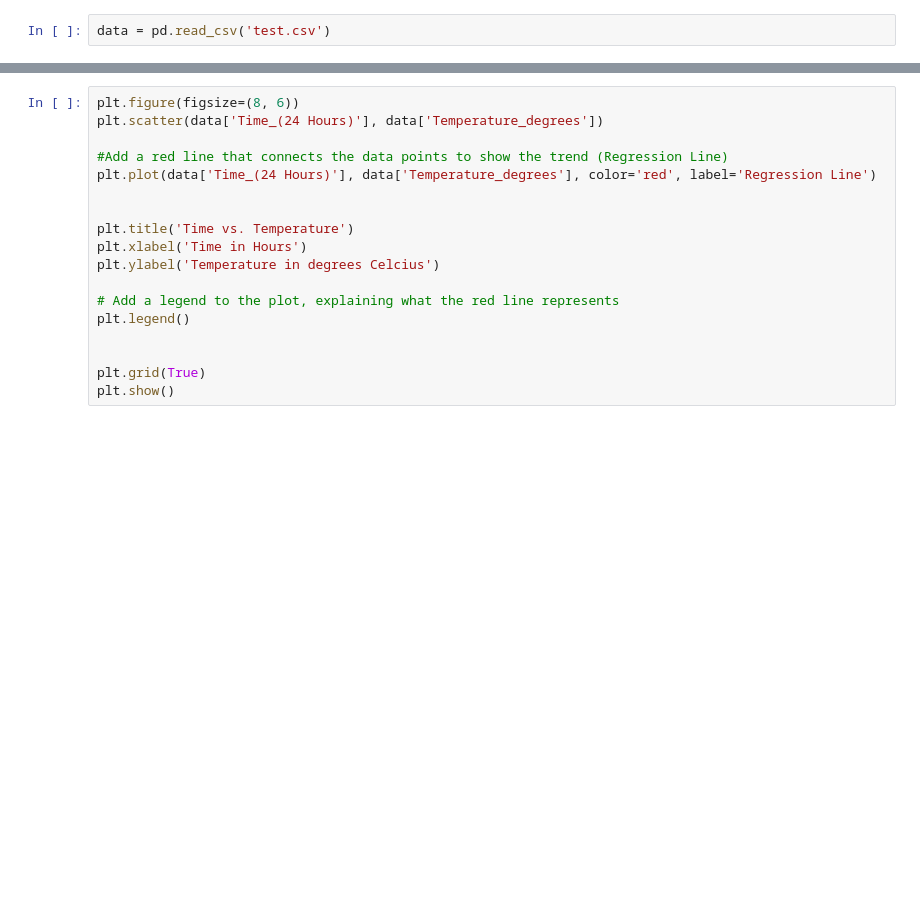
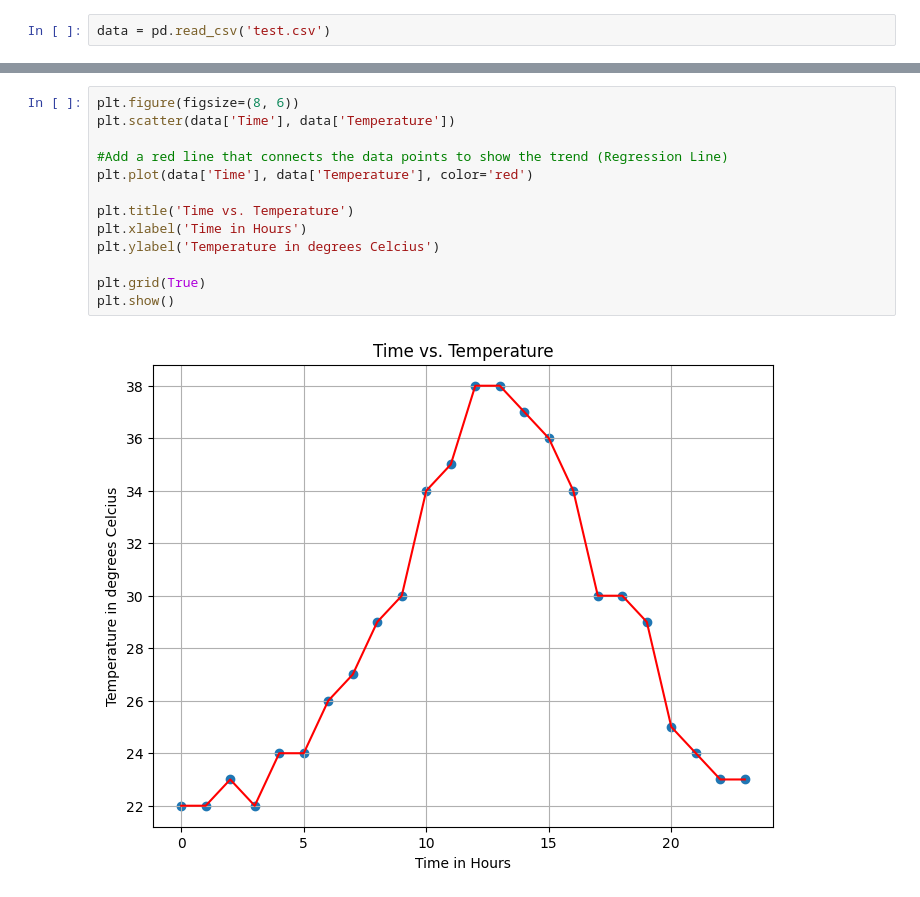
Before and after one commit to asciicorp/ai-club-notebook, a Jupyter notebook: content/week-3/matplotlib-pandas.ipynb, the cells around one changed output, grey strips where cells are left out. Drawn from its saved outputs; the diff is of its cells as text; blank space fills up the shorter version.

```diff
--- a/content/week-3/matplotlib-pandas.ipynb
+++ b/content/week-3/matplotlib-pandas.ipynb
@@ -43,18 +103,15 @@ plt.show()
 # %%
 plt.figure(figsize=(8, 6))
-plt.scatter(data['Time_(24 Hours)'], data['Temperature_degrees'])
+plt.scatter(data['Time'], data['Temperature'])
 
 #Add a red line that connects the data points to show the trend (Regression Line)
-plt.plot(data['Time_(24 Hours)'], data['Temperature_degrees'], color='red', label='Regression Line')
-
+plt.plot(data['Time'], data['Temperature'], color='red')
 
 plt.title('Time vs. Temperature')
 plt.xlabel('Time in Hours')
 plt.ylabel('Temperature in degrees Celcius')
 
-# Add a legend to the plot, explaining what the red line represents
-plt.legend()
-
-
 plt.grid(True)
 plt.show()
+# %% [output]
+[figure, added]
```
Also changed, not shown: parts of 25 cells of this notebook, 4 other files.
